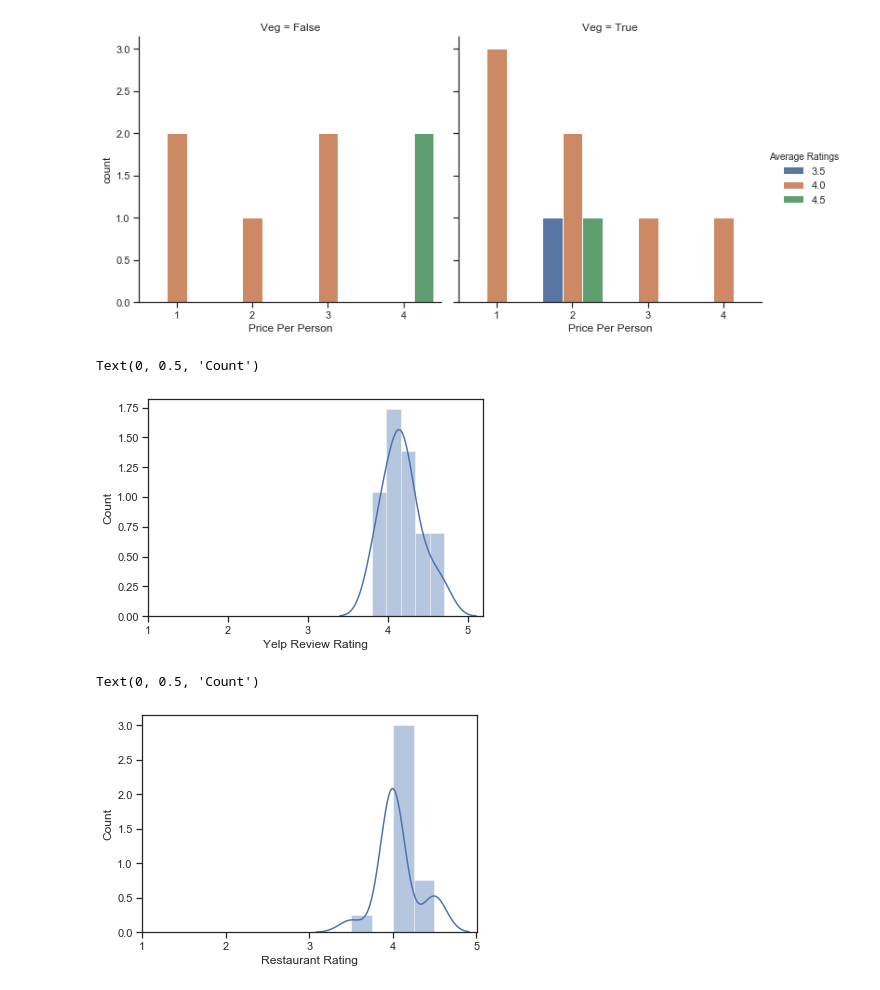
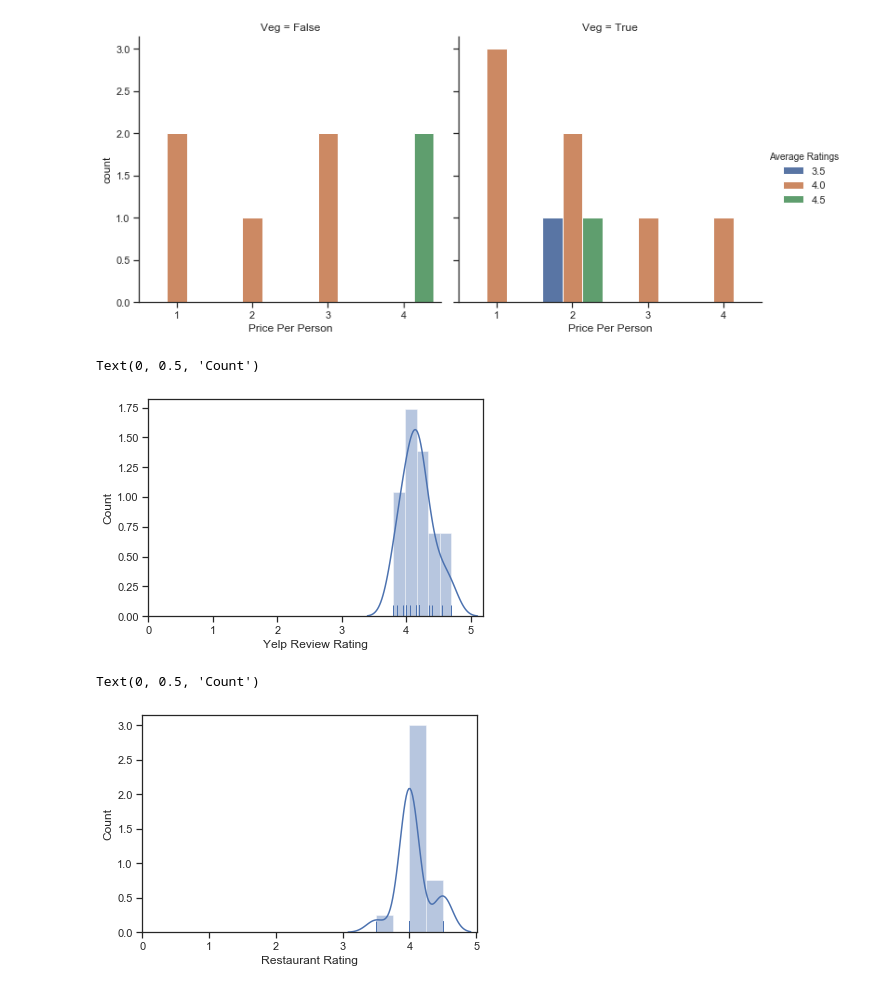
Before and after one commit to kiet415/yelp-project, a Jupyter notebook: yelpVizualization.ipynb, the cells around one changed output. Cells and saved outputs as stored; diff of their text form; code cells hidden in the pictures.

```diff
--- a/yelpVizualization.ipynb
+++ b/yelpVizualization.ipynb
@@ -12,7 +12,7 @@ from statistics import mean
 import pandas as pd
 import seaborn as sns
 # %%
-final_df = pd.read_csv('export_dataframe.csv')
+final_df = pd.read_csv('polishedfinal_dataframe.csv')
 final_df
 # %% [output]
 |  | Unnamed: 0 | Restaurants | Average Ratings | Number Of Reviews | Price Per Person | Review Average | ... |
@@ -44,18 +44,18 @@ graph2=sns.catplot(data=final_df, x='Price Per Person', hue='Average Ratings', c
 # %% [output]
 [figure]
 # %%
-a=sns.distplot(final_df['Review_Average'])
-a.set_xticks(range(1,6))
+a=sns.distplot(final_df['Review_Average'], rug=True)
+a.set_xticks(range(0,6))
 a.set_xlabel('Yelp Review Rating')
 a.set_ylabel('Count')
 # %% [output]
 Text(0, 0.5, 'Count')
-[figure, old version]
+[figure, new version]
 # %%
-a=sns.distplot(final_df['Average Ratings'])
-a.set_xticks(range(1,6))
+a=sns.distplot(final_df['Average Ratings'], rug=True)
+a.set_xticks(range(0,6))
 a.set_xlabel('Restaurant Rating')
 a.set_ylabel('Count')
 # %% [output]
 Text(0, 0.5, 'Count')
-[figure, old version]
+[figure, new version]
```
Also changed, not shown: 2 other files.
